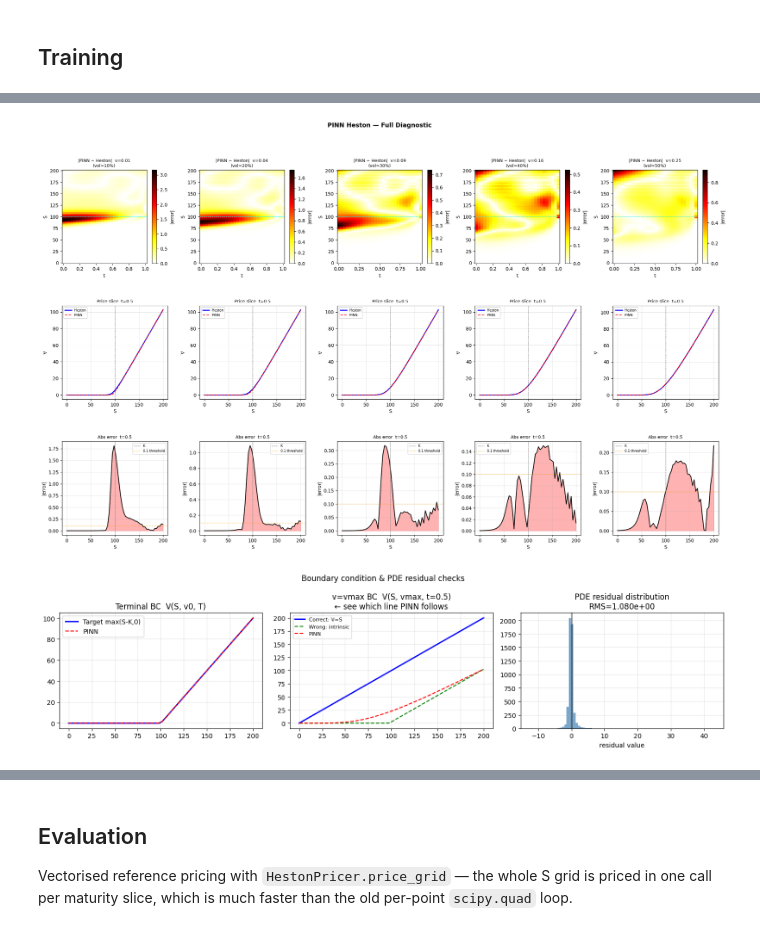
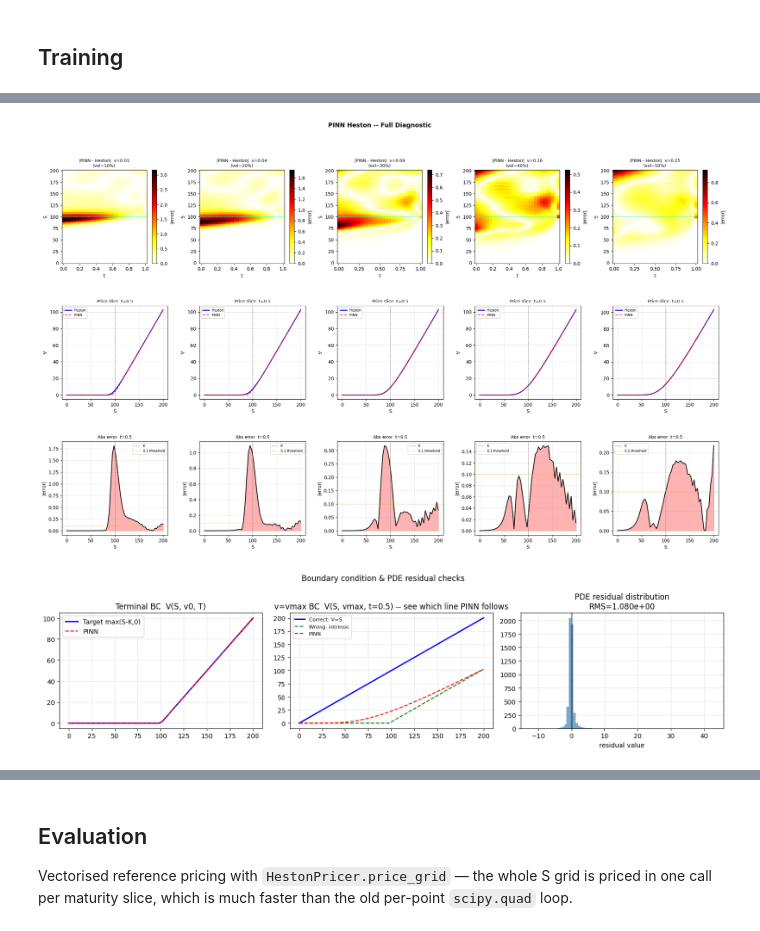
Before and after one commit to Samyueru01/Cutting-Edge, a Jupyter notebook: notebooks/PINN_Heston_3D.ipynb, the cells around one changed output, grey strips where cells are left out. Drawn from its saved outputs; the diff is of its cells as text; code cells hidden in the pictures.

Commit message:
runned heston, still bad

```diff
--- a/notebooks/PINN_Heston_3D.ipynb
+++ b/notebooks/PINN_Heston_3D.ipynb
@@ -538,32 +519,19 @@ Total training time: 396.58 seconds.
 # %%
-# ============================================================
-# PINN HESTON — FULL DIAGNOSTIC CELL
-# Drop this anywhere after training. Assumes: model_eval, heston,
-# K, r, T, v0, S_min, S_max, v_min, v_max, t_min, t_max, device
-# ============================================================
-
-import numpy as np
-import torch
-import matplotlib.pyplot as plt
-import matplotlib.gridspec as gridspec
-import math
-
 model_eval.eval()
 
-# ── Grid setup ───────────────────────────────────────────────
 nS, nT = 60, 30
 S_grid = np.linspace(S_min + 1e-3, S_max, nS)
 t_grid = np.linspace(t_min, t_max, nT)
 v_levels_diag = [0.01, 0.04, 0.09, 0.16, 0.25]   # v0 is 0.04
 
-# ── 1. BOUNDARY CONDITION CHECKS ─────────────────────────────
+# 1. BOUNDARY CONDITION CHECKS
 print("=" * 65)
 print("1. BOUNDARY CONDITION CHECKS")
 print("=" * 65)
 
 with torch.no_grad():
 
-    # --- Terminal condition: V(S, v, T) = max(S - K, 0)
+    # Terminal condition: V(S, v, T) = max(S - K, 0)
     S_T  = torch.linspace(S_min + 1e-3, S_max, 200, device=device).unsqueeze(1)
     v_T  = torch.full_like(S_T, v0)
     t_T  = torch.full_like(S_T, T)
@@ -571,18 +539,18 @@ with torch.no_grad():
     tgt_T = np.maximum(S_T.cpu().numpy().flatten() - K, 0.0)
     terminal_rmse = np.sqrt(np.mean((V_T - tgt_T)**2))
     terminal_max  = np.max(np.abs(V_T - tgt_T))
-    print(f"  Terminal BC  RMSE: {terminal_rmse:.4e}  |  Max: {terminal_max:.4e}  ← target < 1e-2")
+    print(f"  Terminal BC  RMSE: {terminal_rmse:.4e}  |  Max: {terminal_max:.4e}  (target < 1e-2)")
 
-    # --- S=0 boundary: V(0, v, t) = 0
+    # S=0 boundary: V(0, v, t) = 0
     t_b0 = torch.linspace(t_min, t_max, 100, device=device).unsqueeze(1)
     S_b0 = torch.zeros_like(t_b0)
     v_b0 = torch.full_like(t_b0, v0)
     V_b0 = model_eval(S_b0, v_b0, t_b0).cpu().numpy().flatten()
     s0_rmse = np.sqrt(np.mean(V_b0**2))
     s0_max  = np.max(np.abs(V_b0))
-    print(f"  S=0 BC       RMSE: {s0_rmse:.4e}  |  Max: {s0_max:.4e}  ← target < 1e-3")
+    print(f"  S=0 BC       RMSE: {s0_rmse:.4e}  |  Max: {s0_max:.4e}  (target < 1e-3)")
 
-    # --- S=Smax boundary: V(Smax, v, t) = Smax - K*exp(-r*(T-t))
+    # S=Smax boundary: V(Smax, v, t) = Smax - K*exp(-r*(T-t))
     t_b1  = torch.linspace(t_min, t_max, 100, device=device).unsqueeze(1)
     S_b1  = torch.full_like(t_b1, S_max)
     v_b1  = torch.full_like(t_b1, v0)
@@ -590,9 +558,9 @@ with torch.no_grad():
     tgt_b1 = S_max - K * np.exp(-r * (T - t_b1.cpu().numpy().flatten()))
     smax_rmse = np.sqrt(np.mean((V_b1 - tgt_b1)**2))
     smax_max  = np.max(np.abs(V_b1 - tgt_b1))
-    print(f"  S=Smax BC    RMSE: {smax_rmse:.4e}  |  Max: {smax_max:.4e}  ← target < 1e-1")
+    print(f"  S=Smax BC    RMSE: {smax_rmse:.4e}  |  Max: {smax_max:.4e}  (target < 1e-1)")
 
-    # --- v=0 boundary: V(S, 0, t) = max(S - K*exp(-r*(T-t)), 0)
+    # v=0 boundary: V(S, 0, t) = max(S - K*exp(-r*(T-t)), 0)
     S_bv0 = torch.linspace(S_min + 1e-3, S_max, 100, device=device).unsqueeze(1)
     v_bv0 = torch.zeros_like(S_bv0)
     t_bv0 = torch.full_like(S_bv0, 0.5)
@@ -602,25 +570,23 @@ with torch.no_grad():
     )
     v0bc_rmse = np.sqrt(np.mean((V_bv0 - tgt_bv0)**2))
     v0bc_max  = np.max(np.abs(V_bv0 - tgt_bv0))
-    print(f"  v=0 BC       RMSE: {v0bc_rmse:.4e}  |  Max: {v0bc_max:.4e}  ← target < 5e-1")
+    print(f"  v=0 BC       RMSE: {v0bc_rmse:.4e}  |  Max: {v0bc_max:.4e}  (target < 5e-1)")
 
-    # --- v=vmax boundary: V(S, vmax, t) → S  (correct limit)
+    # v=vmax boundary
     S_bv1  = torch.linspace(S_min + 1e-3, S_max, 100, device=device).unsqueeze(1)
     v_bv1  = torch.full_like(S_bv1, v_max)
     t_bv1  = torch.full_like(S_bv1, 0.5)
     V_bv1  = model_eval(S_bv1, v_bv1, t_bv1).cpu().numpy().flatten()
-    tgt_bv1_correct = S_bv1.cpu().numpy().flatten()            # ← CORRECT: V → S
-    tgt_bv1_wrong   = np.maximum(                              # ← what the code uses now
-        S_bv1.cpu().numpy().flatten() - K * np.exp(-r * (T - 0.5)), 0.0
-    )
+    tgt_bv1_correct = S_bv1.cpu().numpy().flatten()
+    tgt_bv1_wrong   = np.maximum(S_bv1.cpu().numpy().flatten() - K * np.exp(-r * (T - 0.5)), 0.0)
     vmax_correct_rmse = np.sqrt(np.mean((V_bv1 - tgt_bv1_correct)**2))
     vmax_wrong_mse    = np.mean((V_bv1 - tgt_bv1_wrong)**2)
     print(f"  v=vmax BC    RMSE vs correct target (S): {vmax_correct_rmse:.4e}")
-    print(f"               MSE  vs wrong   target    : {vmax_wrong_mse:.4e}  ← this is what the model trains on!")
+    print(f"               MSE  vs wrong   target    : {vmax_wrong_mse:.4e} ")
     print(f"  v=vmax Neumann (dV/dv RMS at boundary): {vmax_correct_rmse:.4e}  "
-      f"{'✓' if vmax_correct_rmse < 5.0 else '⚠ still high'}")
+          f"{'[!] still high' if vmax_correct_rmse >= 5.0 else '[ok]'}")
 
-# ── 2. PDE RESIDUAL ANALYSIS ──────────────────────────────────
+# 2. PDE RESIDUAL ANALYSIS
 print("\n" + "=" * 65)
 print("2. PDE RESIDUAL (interior collocation)")
 print("=" * 65)
@@ -634,14 +600,13 @@ S_pde.requires_grad_(True); v_pde.requires_grad_(True); t_pde.requires_grad_(Tru
 res = model_eval._residual_core(S_pde, v_pde, t_pde)
 res_np = res.detach().cpu().numpy().flatten()
 
-# Split into ATM vs OTM/ITM
 S_np_pde = S_pde.detach().cpu().numpy().flatten()
 atm_mask_pde = (S_np_pde >= 75) & (S_np_pde <= 125)
 print(f"  Global   residual  RMS: {np.sqrt(np.mean(res_np**2)):.4e}  |  Max: {np.max(np.abs(res_np)):.4e}")
-print(f"  ATM band residual  RMS: {np.sqrt(np.mean(res_np[atm_mask_pde]**2)):.4e}  ← target < 1e-1")
+print(f"  ATM band residual  RMS: {np.sqrt(np.mean(res_np[atm_mask_pde]**2)):.4e}  (target < 1e-1)")
 print(f"  OTM/ITM  residual  RMS: {np.sqrt(np.mean(res_np[~atm_mask_pde]**2)):.4e}")
 
-# ── 3. ACCURACY VS EXACT HESTON — MULTIPLE V SLICES ──────────
+# 3. ACCURACY VS EXACT HESTON — MULTIPLE V SLICES
 print("\n" + "=" * 65)
 print("3. ACCURACY vs EXACT HESTON (multiple v levels)")
 print("=" * 65)
@@ -661,28 +626,28 @@ with torch.no_grad():
         t_t    = torch.tensor(TT.reshape(-1, 1), dtype=torch.float32, device=device)
         V_pred = model_eval(S_t, v_t, t_t).cpu().numpy().reshape(nS, nT)
 
-        abs_err   = np.abs(V_pred - V_exact)
-        rel_l2    = np.linalg.norm(V_pred - V_exact) / (np.linalg.norm(V_exact) + 1e-12)
-        rmse      = np.sqrt(np.mean((V_pred - V_exact)**2))
-        max_err   = np.max(abs_err)
+        abs_err    = np.abs(V_pred - V_exact)
+        rel_l2     = np.linalg.norm(V_pred - V_exact) / (np.linalg.norm(V_exact) + 1e-12)
+        rmse       = np.sqrt(np.mean((V_pred - V_exact)**2))
+        max_err    = np.max(abs_err)
 
-        atm_mask  = (S_grid >= 80) & (S_grid <= 120)
+        atm_mask   = (S_grid >= 80) & (S_grid <= 120)
         rel_l2_atm = (np.linalg.norm((V_pred - V_exact)[atm_mask, :])
                       / (np.linalg.norm(V_exact[atm_mask, :]) + 1e-12))
-        max_atm   = np.max(abs_err[atm_mask, :])
+        max_atm    = np.max(abs_err[atm_mask, :])
 
         results[v_lvl] = dict(V_exact=V_exact, V_pred=V_pred,
                                abs_err=abs_err, rel_l2=rel_l2, rmse=rmse,
                                max_err=max_err, rel_l2_atm=rel_l2_atm, max_atm=max_atm)
 
-        flag = "⚠" if max_err > 0.3 else "✓"
+        flag = "[!]" if max_err > 0.3 else "[ok]"
         print(f"  {flag} v={v_lvl:.2f} (vol={math.sqrt(v_lvl):.0%})  "
               f"RelL2={rel_l2:.3e}  RelL2_ATM={rel_l2_atm:.3e}  "
               f"RMSE={rmse:.3e}  MaxErr={max_err:.3e}")
 
 print("\n  Targets:  RelL2 < 1e-2  |  RelL2_ATM < 5e-2  |  MaxErr < 2e-1")
 
-# ── 4. PLOTS ──────────────────────────────────────────────────
+# 4. PLOTS
 n_v = len(v_levels_diag)
 fig = plt.figure(figsize=(5 * n_v, 14))
 gs  = gridspec.GridSpec(3, n_v, figure=fig, hspace=0.45, wspace=0.3)
@@ -691,15 +656,15 @@ for col, v_lvl in enumerate(v_levels_diag):
     r_  = results[v_lvl]
     vol = math.sqrt(v_lvl)
 
-    # Row 0 — absolute error heatmap
+    # Row 0: absolute error heatmap
     ax0 = fig.add_subplot(gs[0, col])
     im  = ax0.pcolormesh(t_grid, S_grid, r_["abs_err"], cmap="hot_r", vmin=0)
     plt.colorbar(im, ax=ax0, label="|error|")
     ax0.axhline(K, color="cyan", lw=0.8, ls="--", label="K")
-    ax0.set_title(f"|PINN − Heston|  v={v_lvl}\n(vol≈{vol:.0%})", fontsize=9)
+    ax0.set_title(f"|PINN - Heston|  v={v_lvl}\n(vol~{vol:.0%})", fontsize=9)
     ax0.set_xlabel("t"); ax0.set_ylabel("S")
 
-    # Row 1 — price comparison slice at t=0.5
+    # Row 1: price comparison slice at t=0.5
     ax1 = fig.add_subplot(gs[1, col])
     t_idx = np.argmin(np.abs(t_grid - 0.5))
     ax1.plot(S_grid, r_["V_exact"][:, t_idx], "b-", lw=2, label="Heston")
@@ -709,7 +674,7 @@ for col, v_lvl in enumerate(v_levels_diag):
     ax1.set_xlabel("S"); ax1.set_ylabel("V"); ax1.legend(fontsize=7)
     ax1.grid(True, alpha=0.3)
 
-    # Row 2 — pointwise error at t=0.5
+    # Row 2: pointwise error at t=0.5
     ax2 = fig.add_subplot(gs[2, col])
     ax2.plot(S_grid, r_["abs_err"][:, t_idx], "k-", lw=1.5)
     ax2.axvline(K, color="gray", ls="--", lw=0.8, label="K")
@@ -719,10 +684,10 @@ for col, v_lvl in enumerate(v_levels_diag):
     ax2.set_xlabel("S"); ax2.set_ylabel("|error|"); ax2.legend(fontsize=7)
     ax2.grid(True, alpha=0.3)
 
-fig.suptitle("PINN Heston — Full Diagnostic", fontsize=13, fontweight="bold")
+fig.suptitle("PINN Heston -- Full Diagnostic", fontsize=13, fontweight="bold")
 plt.show()
 
-# ── 5. BOUNDARY CONDITION VISUAL CHECK ───────────────────────
+# 5. BOUNDARY CONDITION VISUAL CHECK
 fig2, axes2 = plt.subplots(1, 3, figsize=(15, 4))
 
 # Terminal BC
@@ -745,7 +710,7 @@ with torch.no_grad():
 axes2[1].plot(S_arr, S_arr,                                               "b-",  lw=2,   label="Correct: V=S")
 axes2[1].plot(S_arr, np.maximum(S_arr - K * np.exp(-r * 0.5), 0),        "g--", lw=1.5, label="Wrong: intrinsic")
 axes2[1].plot(S_arr, V_vmax,                                              "r--", lw=1.5, label="PINN")
-axes2[1].set_title("v=vmax BC  V(S, vmax, t=0.5)\n← see which line PINN follows")
+axes2[1].set_title("v=vmax BC  V(S, vmax, t=0.5) -- see which line PINN follows")
 axes2[1].legend(fontsize=8); axes2[1].grid(alpha=0.3)
 
 # PDE residual histogram
@@ -758,13 +723,13 @@ fig2.suptitle("Boundary condition & PDE residual checks", fontsize=12)
 plt.tight_layout(); plt.show()
 
 print("\n" + "=" * 65)
-print("SUMMARY — what to fix next")
+print("SUMMARY -- what to fix next")
 print("=" * 65)
-print(f"  v=vmax loss (MSE vs wrong target): {vmax_wrong_mse:.2e}  {'← FIX THIS FIRST' if vmax_wrong_mse > 1 else '✓'}")
-print(f"  PDE residual RMS:                  {np.sqrt(np.mean(res_np**2)):.2e}  {'← still high' if np.sqrt(np.mean(res_np**2)) > 0.5 else '✓'}")
-print(f"  Terminal BC RMSE:                  {terminal_rmse:.2e}  {'← still high' if terminal_rmse > 0.05 else '✓'}")
-print(f"  Max abs error at v={v0}:           {results[v0]['max_err']:.2e}  {'← too large' if results[v0]['max_err'] > 0.2 else '✓'}")
-print(f"  ATM RelL2 at v={v0}:               {results[v0]['rel_l2_atm']:.2e}  {'← too large' if results[v0]['rel_l2_atm'] > 0.02 else '✓'}")
+print(f"  v=vmax loss (MSE vs wrong target): {vmax_wrong_mse:.2e}  {'<-- needs fix' if vmax_wrong_mse > 1 else '[ok]'}")
+print(f"  PDE residual RMS:                  {np.sqrt(np.mean(res_np**2)):.2e}  {'<-- still high' if np.sqrt(np.mean(res_np**2)) > 0.5 else '[ok]'}")
+print(f"  Terminal BC RMSE:                  {terminal_rmse:.2e}  {'<-- still high' if terminal_rmse > 0.05 else '[ok]'}")
+print(f"  Max abs error at v={v0}:           {results[v0]['max_err']:.2e}  {'<-- too large' if results[v0]['max_err'] > 0.2 else '[ok]'}")
+print(f"  ATM RelL2 at v={v0}:               {results[v0]['rel_l2_atm']:.2e}  {'<-- too large' if results[v0]['rel_l2_atm'] > 0.02 else '[ok]'}")
 # %% [output]
 =================================================================
 1. BOUNDARY CONDITION CHECKS
@@ -784,5 +749,5 @@ print(f"  ATM RelL2 at v={v0}:               {results[v0]['rel_l2_atm']:.2e}  {'
 
   Targets:  RelL2 < 1e-2  |  RelL2_ATM < 5e-2  |  MaxErr < 2e-1
 [figure]
-[figure, old version]
+[figure, new version]
 =================================================================
```
Also changed, not shown: parts of 10 cells of this notebook.
